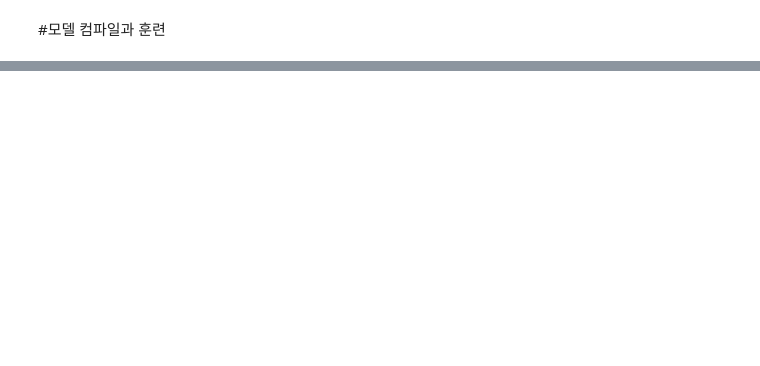
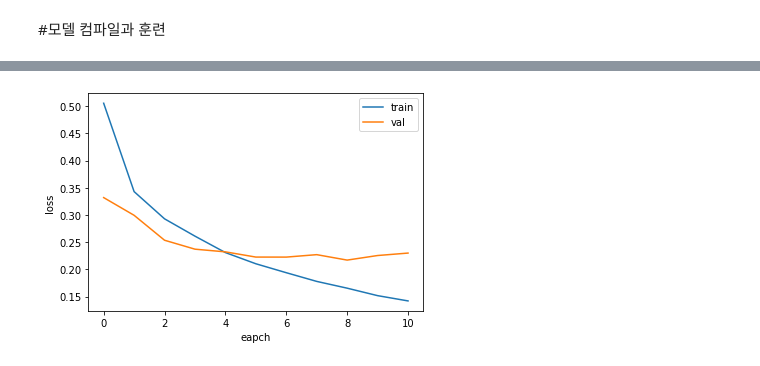
Before and after one commit to serinss/seSAC_ML_DL, a Jupyter notebook: 08_2_합성곱_신경망을_사용한_이미지_분류.ipynb, the cells around one changed output, grey strips where cells are left out. Saved outputs shown, nothing was run; the diff lists cells and outputs as text; code cells hidden in the pictures; blank space fills up the shorter version.

```diff
--- a/08_2_합성곱_신경망을_사용한_이미지_분류.ipynb
+++ b/08_2_합성곱_신경망을_사용한_이미지_분류.ipynb
@@ -12,5 +12,5 @@ keras.__version__: 2.8.0
 #패션 MNIST 데이터 불러오기
 # %%
 (X_train, y_train), (X_test, y_test) = keras.datasets.fashion_mnist.load_data()
-X_train_scaled = X_train.reshape(-1,28,28,1)/255.0 #데이터 2D->3D 가 48000개 인 것(그림 잘 이해하기!!!)
-X_train_scaled, val_scaled, y_train, val_target = train_test_split(X_train_scaled, y_train, test_size=0.2, random_state=42)
+X_train_scaled = X_train.reshape(-1,28,28,1)/255.0 #데이터 2D->3D 가 60000개 인 것(그림 잘 이해하기!!!)
+X_train_scaled, X_val_scaled, y_train, y_val = train_test_split(X_train_scaled, y_train, test_size=0.2, random_state=42)
@@ -79,0 +112,5 @@ keras.utils.plot_model(model, show_shapes=True)
+# %%
+model.compile(optimizer='adam', loss='sparse_categorical_crossentropy', metrics='accuracy')
+checkpoint_cb = keras.callbacks.ModelCheckpoint('best-cnn-model.h5')
+early_stopping_cb = keras.callbacks.EarlyStopping(patience=2, restore_best_weights=True)
+history = model.fit(X_train_scaled, y_train, epochs=20, validation_data=(X_val_scaled, y_val), callbacks=[checkpoint_cb, early_stopping_cb])
@@ -79,0 +135,13 @@ keras.utils.plot_model(model, show_shapes=True)
+# %%
+plt.plot(history.history['loss'])
+plt.plot(history.history['val_loss'])
+plt.xlabel('eapch')
+plt.ylabel('loss')
+plt.legend(['train','val'])
+plt.show()
+
+# epoch = 20 -> 19번까지 돌아야 하지만, early_stop = 10에서 멈췄다
+
+# best-fit = 8 임을 알 수 있음!
+# %% [output]
+[figure, added]
```
Also changed, not shown: parts of 28 cells of this notebook.
